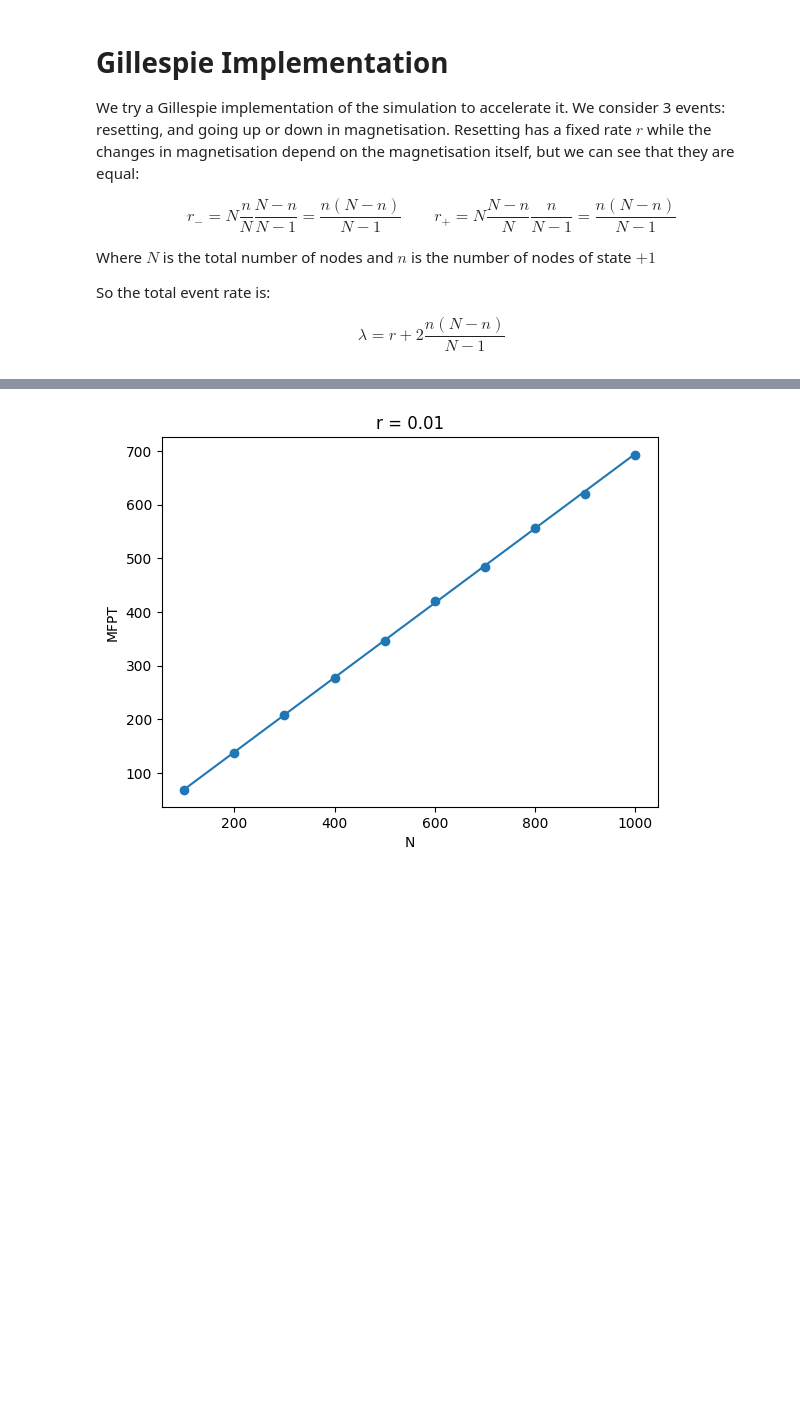
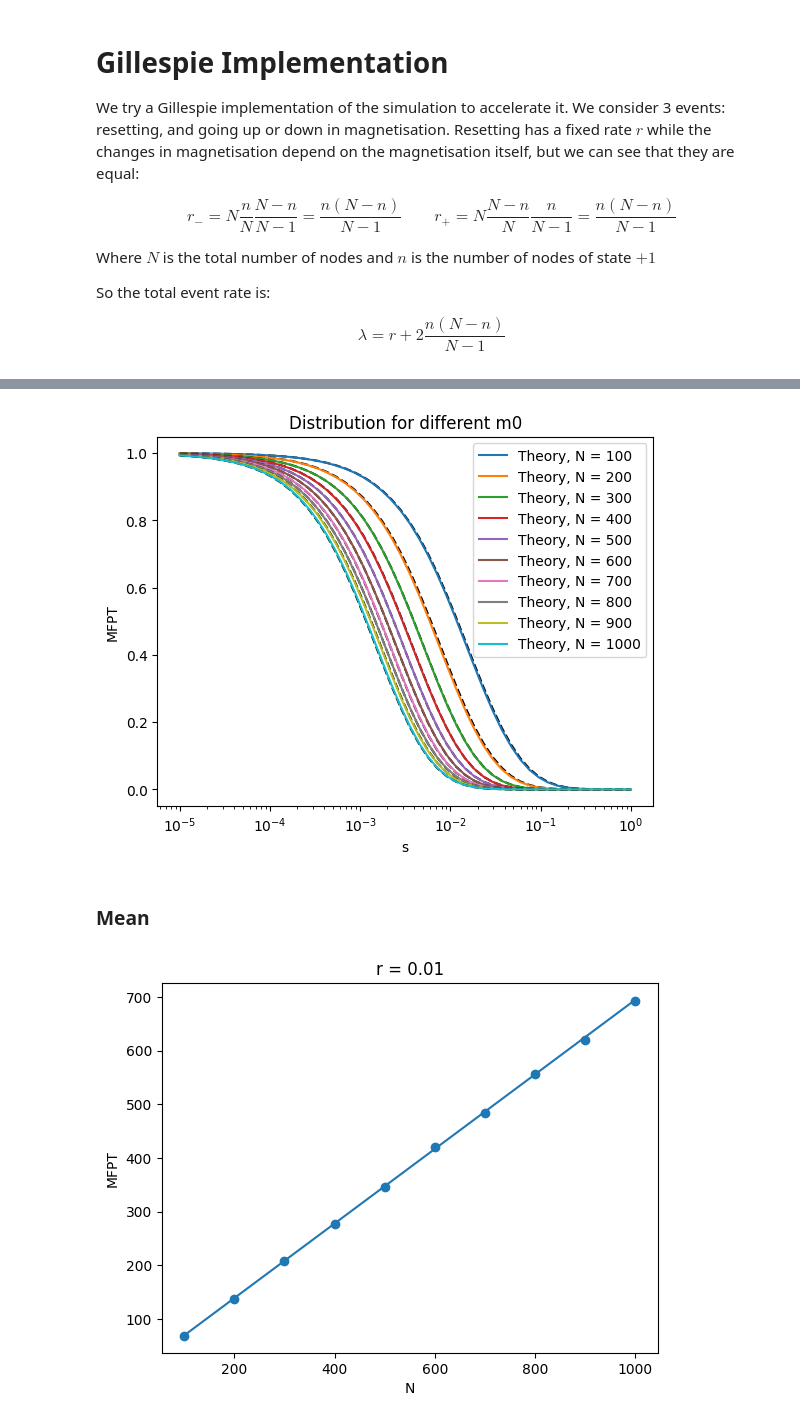
Before and after one commit to GerardArgany/voter-model-stochastic-resetting, a Jupyter notebook: notebooks/first_passage_times.ipynb, the cells around one changed output, grey strips where cells are left out. Saved outputs shown, nothing was run; the diff lists cells and outputs as text; code cells hidden in the pictures; blank space fills up the shorter version.

```diff
--- a/notebooks/first_passage_times.ipynb
+++ b/notebooks/first_passage_times.ipynb
@@ -227,3 +309,31 @@ def fpt_dist_gillespie(N, m0, r, samples):
+# %%
+N = 1000
+m0 = 0
+
+for N in [100, 200, 300, 400, 500, 600, 700, 800, 900, 1000]:
+    s_vals = np.logspace(-5, 0, 50)
+    fpt_d = fpt_dist_gillespie(N, m0, r, 10000)
+    laplace_vals = np.array([np.mean(np.exp(-s * fpt_d)) for s in s_vals])
+
+    # plt.figure()
+    plt.xscale("log")
+    plt.title(f"Distribution for different m0")
+    plt.xlabel("s")
+    plt.ylabel("MFPT")
+
+    c1 = fpt.sol_fpt(N, m0, r, s_vals, M=10000)
+    c2 = fpt.sol_fpt(N, m0, r, s_vals, M=10001)
+    c3 = (np.array(c1) + np.array(c2))/2
+
+    plt.plot(s_vals, laplace_vals, "--k")
+    plt.plot(s_vals, c3, label = f"Theory, N = {N}")
+    plt.legend()
+
+    plt.savefig(f"../figures/first_passage/dist/dist_N_{N}.pdf")
+# %% [output]
+[figure, added]
+# %% [markdown]
+### Mean
 # %%
 Nvals = np.linspace(100,1000, 10)
 m0vals = np.linspace(-1,1,21)
```
Also changed, not shown: parts of 7 cells of this notebook, 11 other files.
